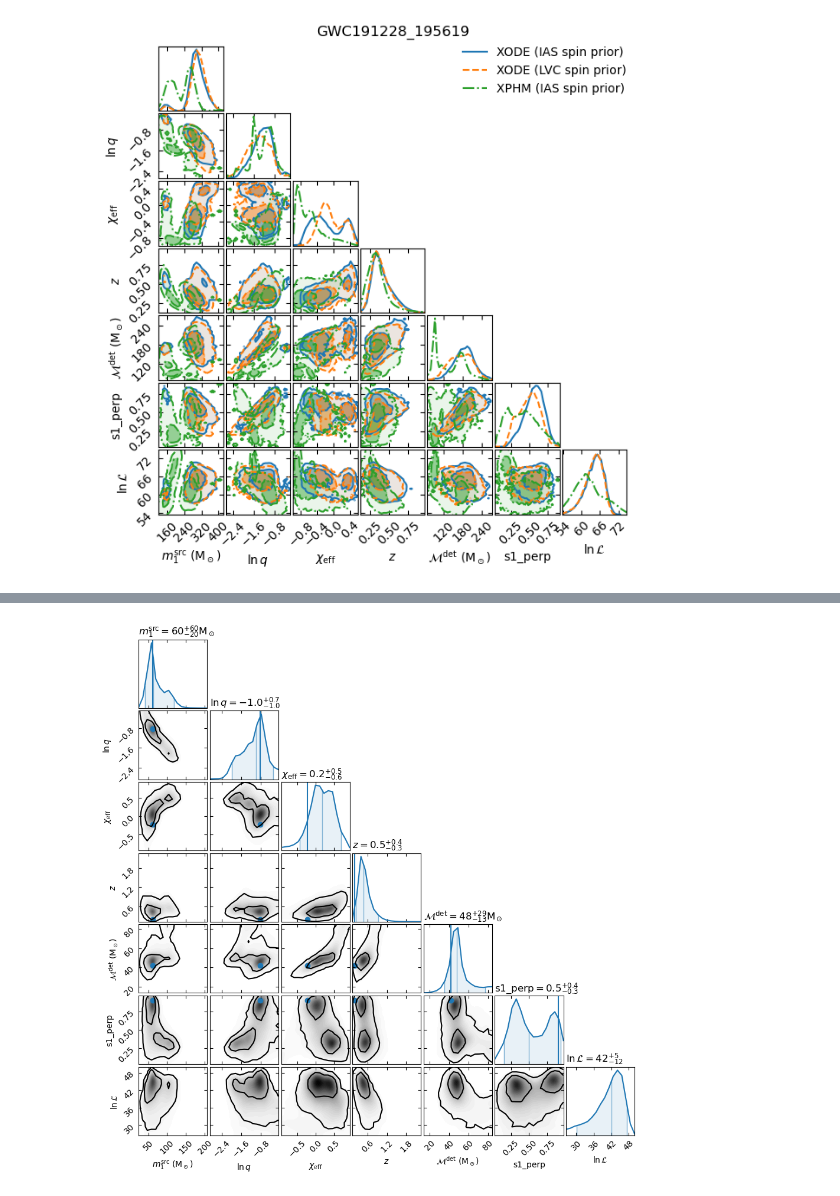
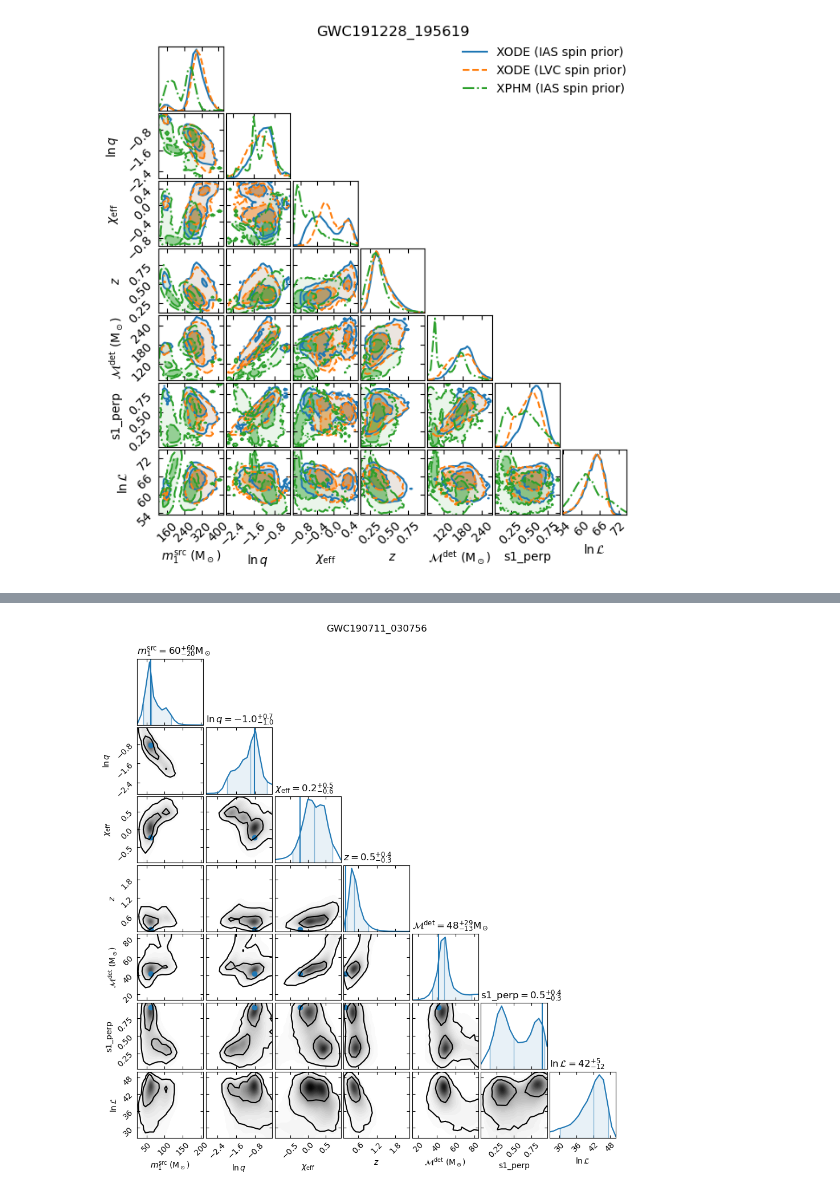
Before and after one commit to JayWadekar/GW_higher_harmonics_search, a Jupyter notebook: New_Events_arXiv_2312.06631/Reading_data.ipynb, the cells around one changed output, grey strips where cells are left out. Drawn from its saved outputs; the diff is of its cells as text; code cells hidden in the pictures.

```diff
--- a/New_Events_arXiv_2312.06631/Reading_data.ipynb
+++ b/New_Events_arXiv_2312.06631/Reading_data.ipynb
@@ -125,7 +131,8 @@ max_lnl = dict(s0.iloc[np.argmax(s0['lnl'])])
 # %%
 cp = gw_plotting.CornerPlot(s0[['m1_source', 'lnq', 'chieff', 'z','mchirp','s1_perp', 'lnl']])
 cp.plot()
 cp.scatter_points(max_lnl)
+cp.fig.suptitle(eventname);
 # %% [output]
-[figure, old version]
+[figure, new version]
 # %%
```
Also changed, not shown: parts of 13 cells of this notebook, 1 other file.
